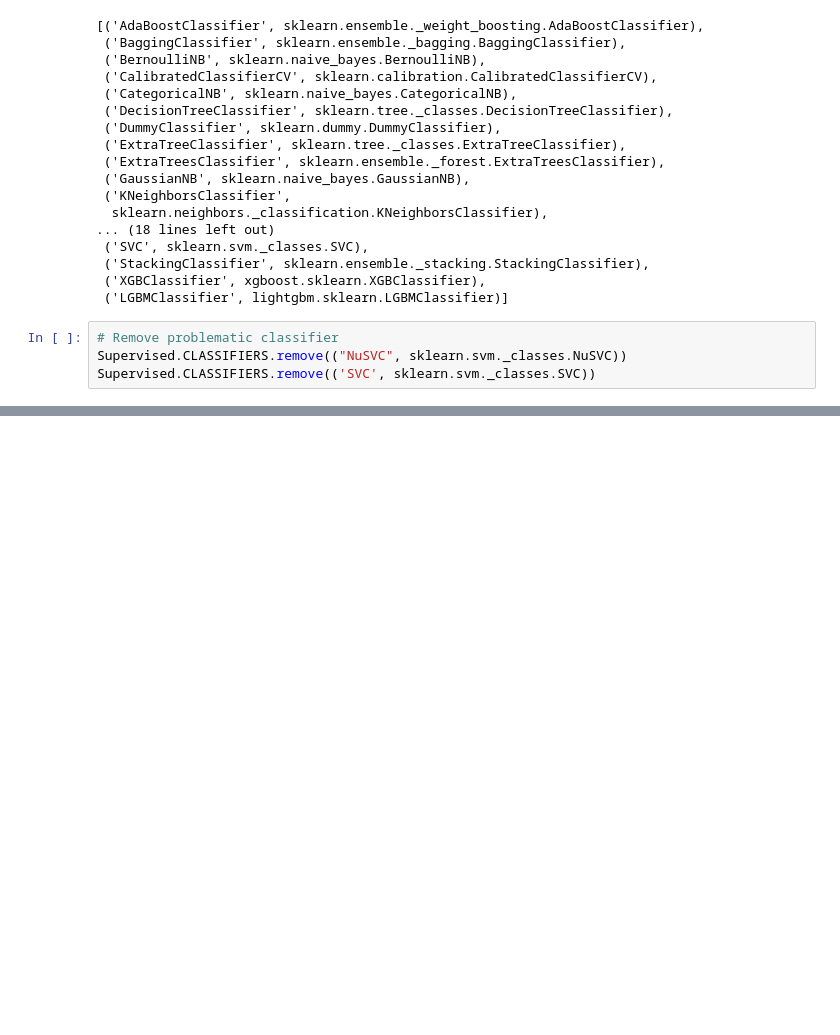
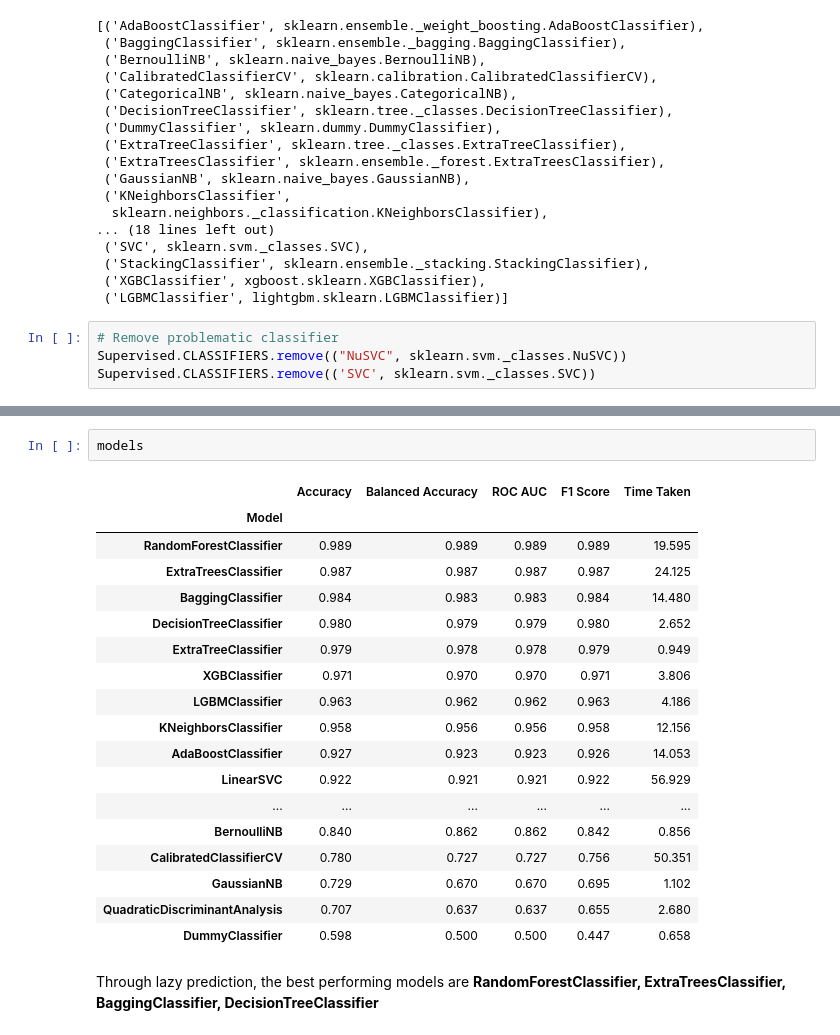
Before and after one commit to Oliverzhang0314/dsa4263-fraud-detection, a Jupyter notebook: notebooks/preprocessing.ipynb, the cells around one changed output, grey strips where cells are left out. Drawn from its saved outputs; the diff is of its cells as text; blank space fills up the shorter version.

```diff
--- a/notebooks/preprocessing.ipynb
+++ b/notebooks/preprocessing.ipynb
@@ -177,3 +178,26 @@ Negative values in data passed to CategoricalNB (input X)
 LabelPropagation model failed to execute
 Unable to allocate 80.2 GiB for an array with shape (103758, 103758) and data type float64
 ... (14 outputs left out)
+# %%
+models
+# %% [output]
+|  | Accuracy | Balanced Accuracy | ROC AUC | F1 Score | Time Taken |
+| Model |  |  |  |  |  |
+| RandomForestClassifier | 0.989 | 0.989 | 0.989 | 0.989 | 19.595 |
+| ExtraTreesClassifier | 0.987 | 0.987 | 0.987 | 0.987 | 24.125 |
+| BaggingClassifier | 0.984 | 0.983 | 0.983 | 0.984 | 14.480 |
+| DecisionTreeClassifier | 0.980 | 0.979 | 0.979 | 0.980 | 2.652 |
+| ExtraTreeClassifier | 0.979 | 0.978 | 0.978 | 0.979 | 0.949 |
+| XGBClassifier | 0.971 | 0.970 | 0.970 | 0.971 | 3.806 |
+| LGBMClassifier | 0.963 | 0.962 | 0.962 | 0.963 | 4.186 |
+| KNeighborsClassifier | 0.958 | 0.956 | 0.956 | 0.958 | 12.156 |
+| AdaBoostClassifier | 0.927 | 0.923 | 0.923 | 0.926 | 14.053 |
+| LinearSVC | 0.922 | 0.921 | 0.921 | 0.922 | 56.929 |
+| ... | ... | ... | ... | ... | ... |
+| BernoulliNB | 0.840 | 0.862 | 0.862 | 0.842 | 0.856 |
+| CalibratedClassifierCV | 0.780 | 0.727 | 0.727 | 0.756 | 50.351 |
+| GaussianNB | 0.729 | 0.670 | 0.670 | 0.695 | 1.102 |
+| QuadraticDiscriminantAnalysis | 0.707 | 0.637 | 0.637 | 0.655 | 2.680 |
+| DummyClassifier | 0.598 | 0.500 | 0.500 | 0.447 | 0.658 |
+# %% [markdown]
+Through lazy prediction, the best performing models are **RandomForestClassifier, ExtraTreesClassifier, BaggingClassifier, DecisionTreeClassifier**
```
Also changed, not shown: parts of 5 cells of this notebook, 2 other files.
